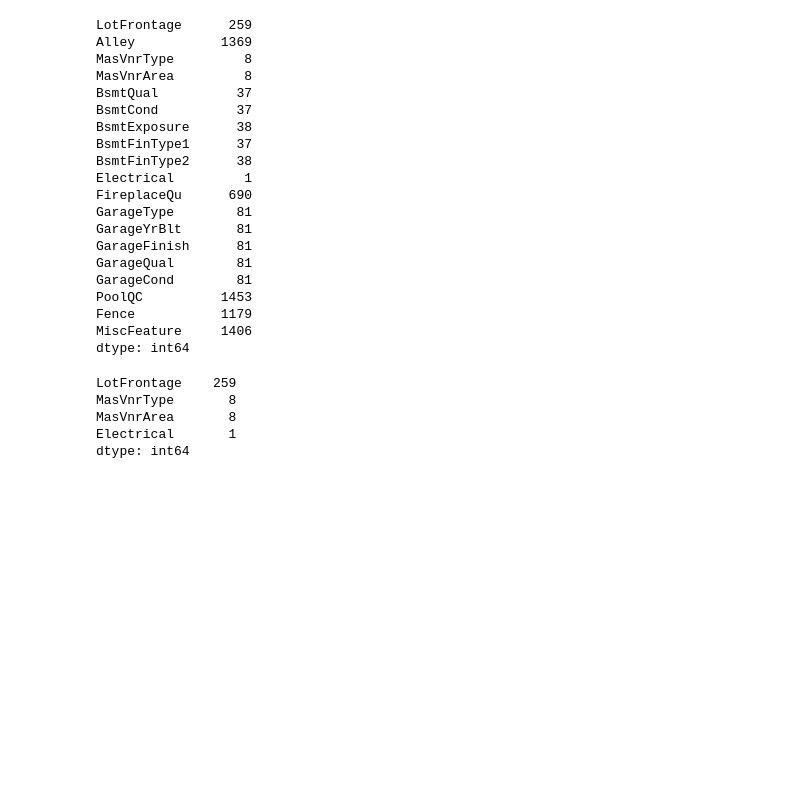
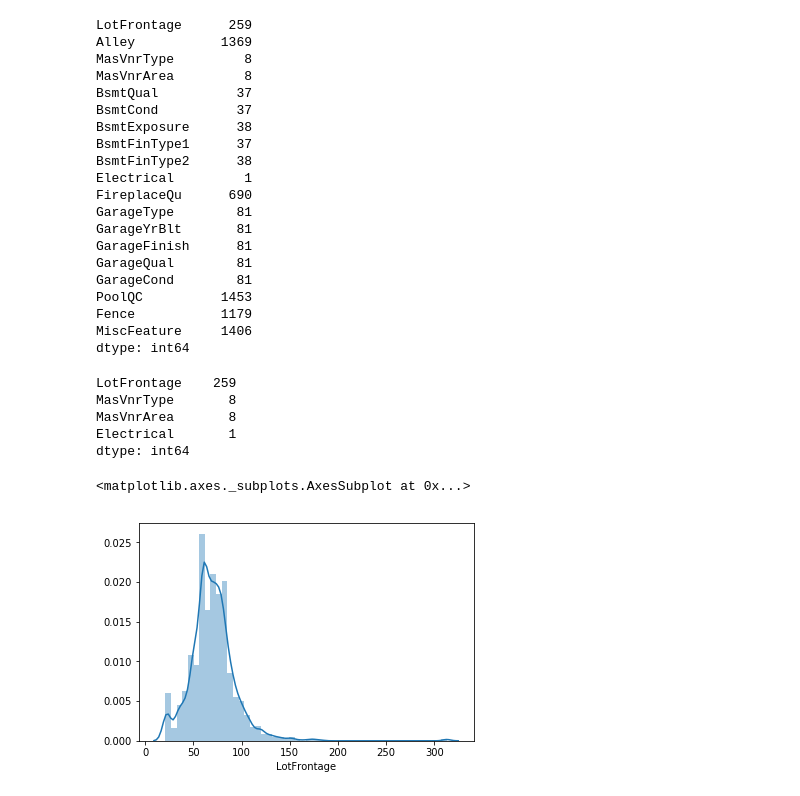
Before and after one commit to JJeroenjeroen/Kaggle-House-Prices, a Jupyter notebook: Code/House Prices .ipynb, the cells around one changed output. Saved outputs shown, nothing was run; the diff lists cells and outputs as text; code cells hidden in the pictures; blank space fills up the shorter version.

Commit message:
House Prices

```diff
--- a/Code/House Prices .ipynb
+++ b/Code/House Prices .ipynb
@@ -124,3 +124,11 @@ MasVnrType       8
 MasVnrArea       8
 Electrical       1
 dtype: int64
+# %%
+LotsFrontage_noNA = (houses["LotFrontage"]).isna()
+LotsFrontage_noNA = houses[LotsFrontage_noNA == False]
+LotsFrontage_noNA = (LotsFrontage_noNA["LotFrontage"])
+sns.distplot(LotsFrontage_noNA)
+# %% [output]
+<matplotlib.axes._subplots.AxesSubplot at 0x...>
+[figure, added]
```
Also changed, not shown: parts of 5 cells of this notebook.
